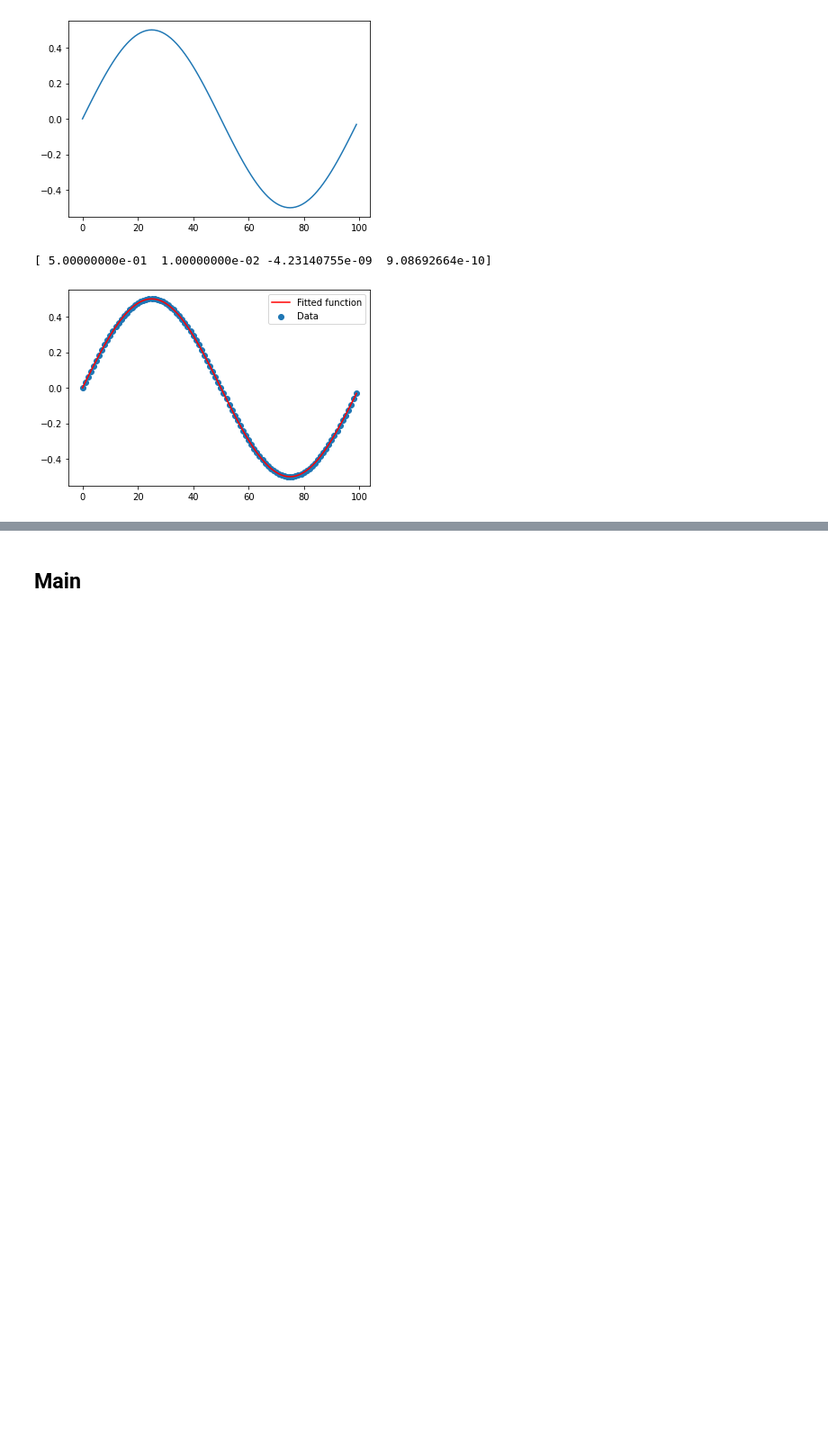
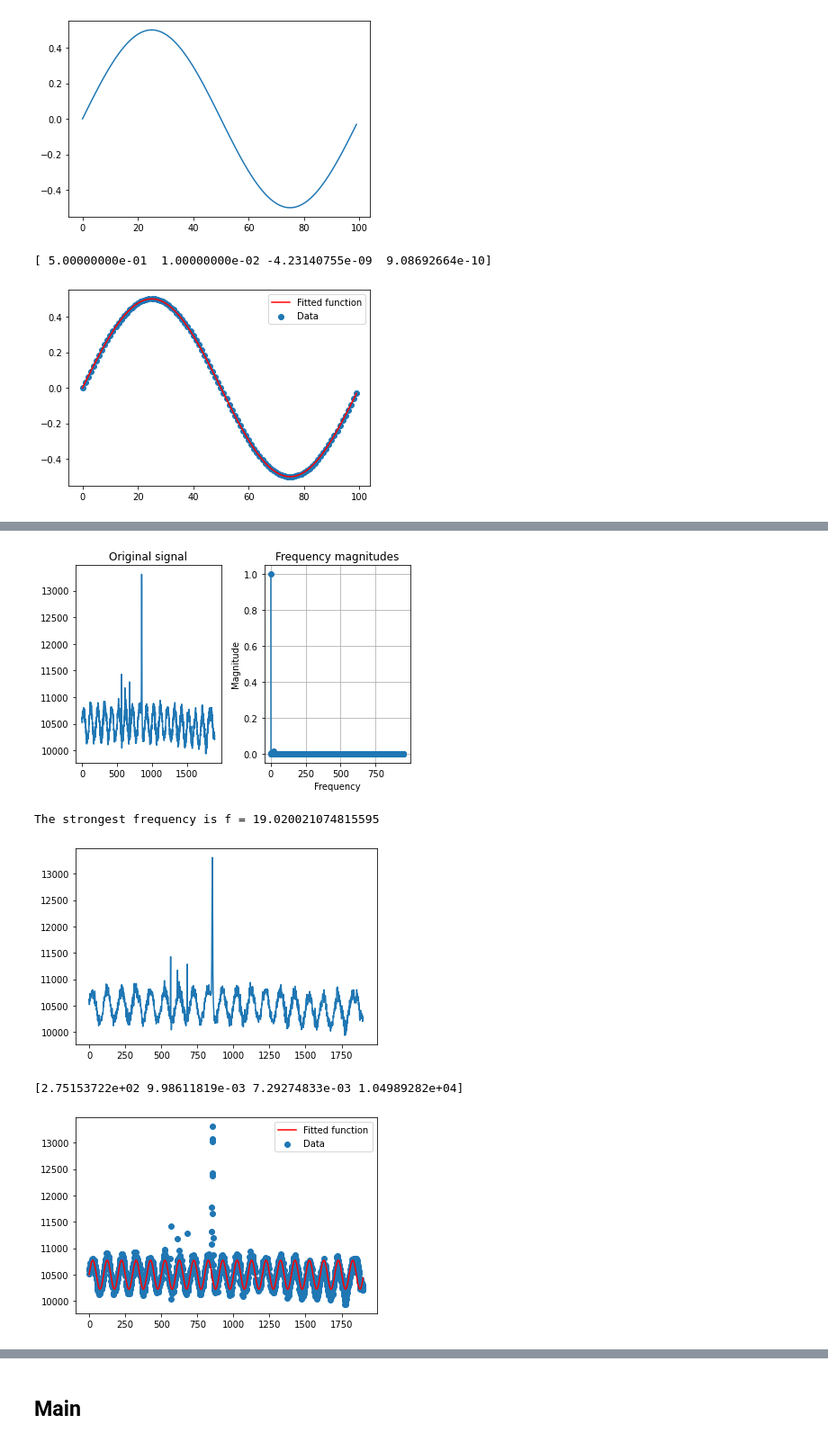
Before and after one commit to shoutizix/bachelor-project, a Jupyter notebook: Intensity_streak.ipynb, the cells around one changed output, grey strips where cells are left out. Shown: that part at 90% size. Drawn from its saved outputs; the diff is of its cells as text; code cells hidden in the pictures; blank space fills up the shorter version.

```diff
--- a/Intensity_streak.ipynb
+++ b/Intensity_streak.ipynb
@@ -144,0 +190,9 @@ The strongest frequency is f = 1.0204081632653061
+# %%
+data_with_line = addLineOnData(line_convolved, data, width, height_line)
+findIntensityAlongTheLine(data, height_line, width, 100, 100)
+# %% [output]
+[figure, added]
+The strongest frequency is f = 19.020021074815595
+[figure, added]
+[2.75153722e+02 9.98611819e-03 7.29274833e-03 1.04989282e+04]
+[figure, added]
```
Also changed, not shown: parts of 5 cells of this notebook.
